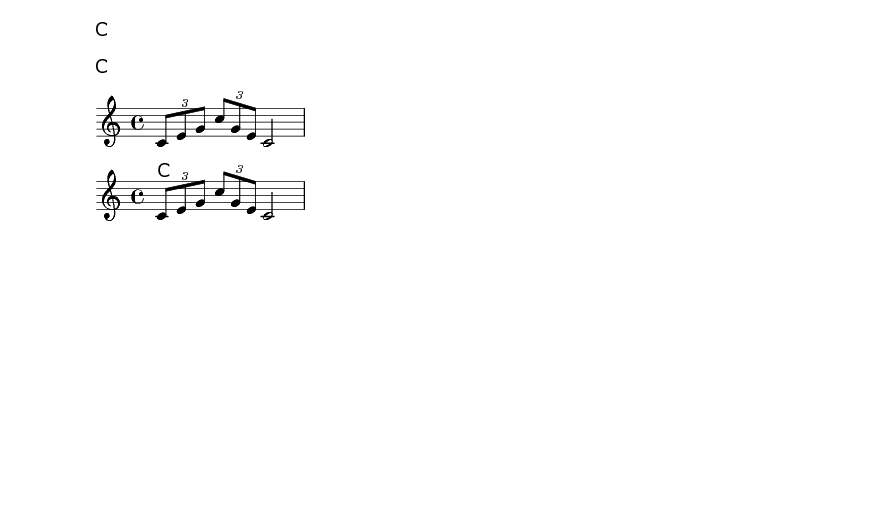
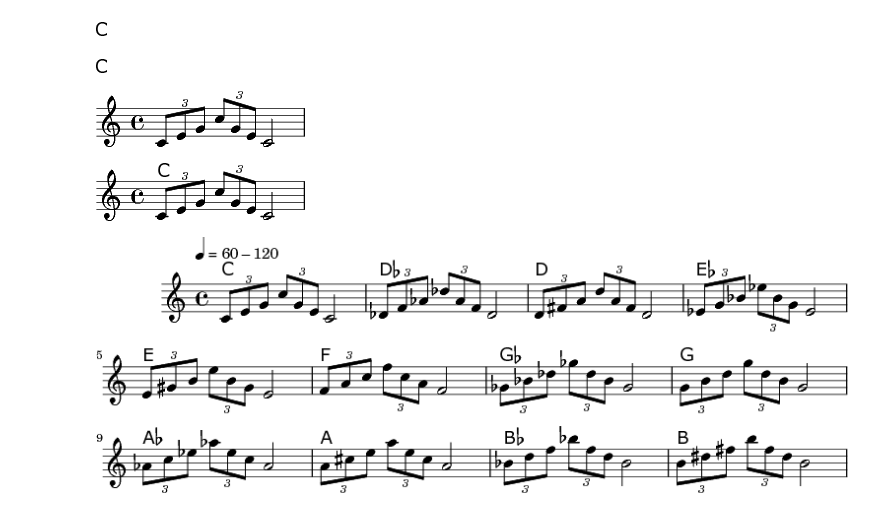
Before and after one commit to LoyolaChicagoDigitalHumanities/jpatterns, a Jupyter notebook: p4j1.ipynb, the cells around one changed output. Drawn from its saved outputs; the diff is of its cells as text; code cells hidden in the pictures; blank space fills up the shorter version.

```diff
--- a/p4j1.ipynb
+++ b/p4j1.ipynb
@@ -62,0 +118,6 @@ show(score)
+# %%
+score = jazz001.get_score()
+# %%
+show(score)
+# %% [output]
+[figure, added]
```
Also changed, not shown: parts of 14 cells of this notebook, 21 other files.
